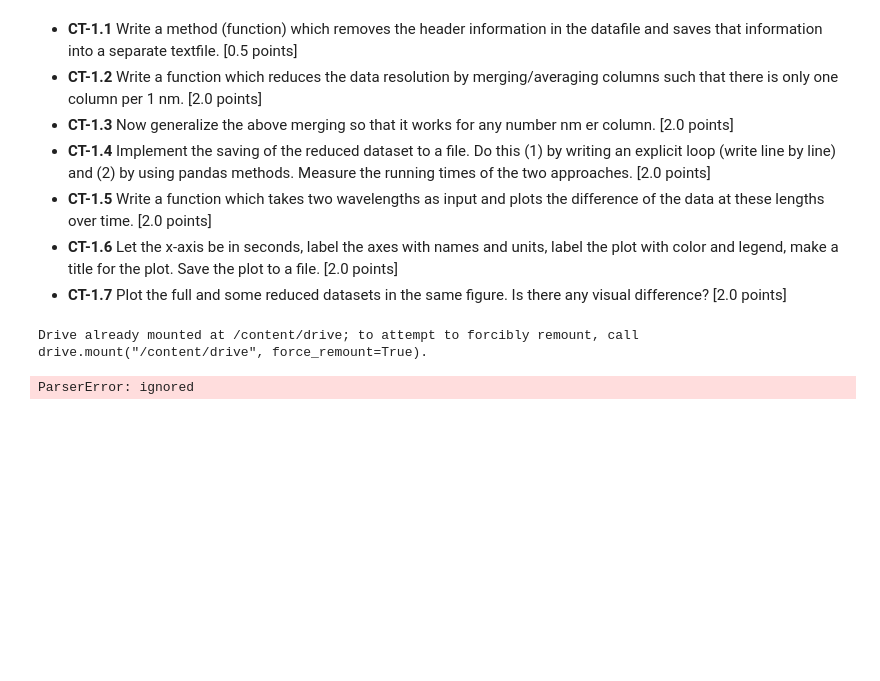
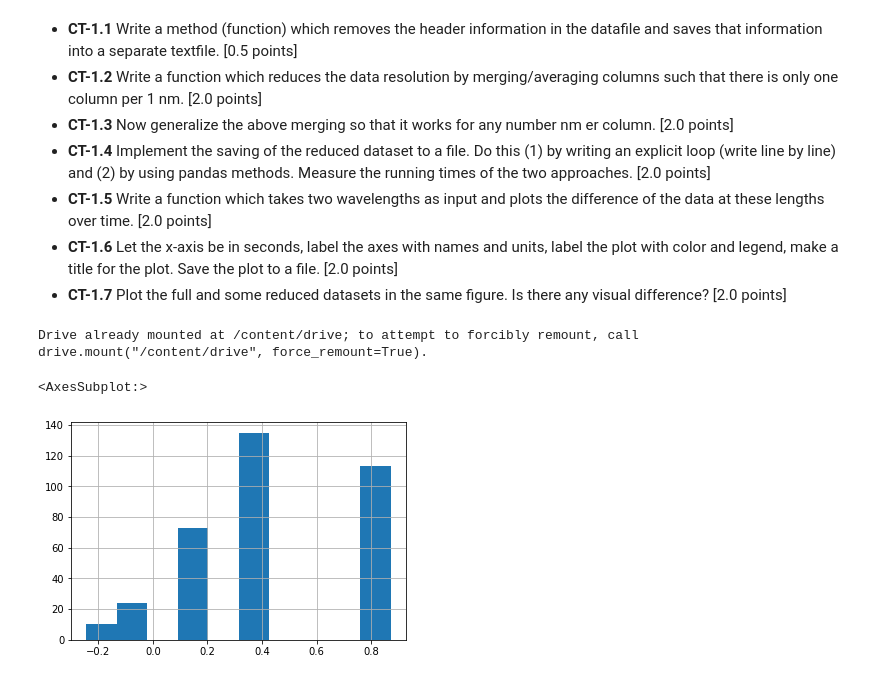
Before and after one commit to Sean-Reinhardt/Reinhardt-Sean, a Jupyter notebook: CodingTask1.ipynb, the cells around one changed output. Drawn from its saved outputs; the diff is of its cells as text; code cells hidden in the pictures; blank space fills up the shorter version.

```diff
--- a/CodingTask1.ipynb
+++ b/CodingTask1.ipynb
@@ -21,20 +21,18 @@ datafile and saves that information into a separate textfile. [0.5 points]
 - **CT-1.7** Plot the full and some reduced datasets in the same figure. Is there any visual difference? [2.0 points]
 # %%
 #CT-1.1
-import numpy as np
 import pandas as pd
 from google.colab import drive
 drive.mount('/content/drive')
 path = '/content/drive/MyDrive/datascience/CCD-Data.txt'
 
-def remove_header(path):
-  df = pd.read_csv(path, delimiter='.')
-  df = df.iloc[13:]
-  df = df.reset_index(drop=True)
+def remove_header(in_file, n):
+  df = pd.read_csv(in_file, delimiter='\t', header=n)
   return df
 
-new_df = remove_header(path)
-print(new_df.head(5))
+df.iloc[:,4].hist()
+# test to see if new data frame is same as in 02_intro_pandas
 # %% [output]
 Drive already mounted at /content/drive; to attempt to forcibly remount, call drive.mount("/content/drive", force_remount=True).
-ParserError: ignored
+<AxesSubplot:>
+[figure, added]
```
Also changed, not shown: parts of 2 cells of this notebook.
